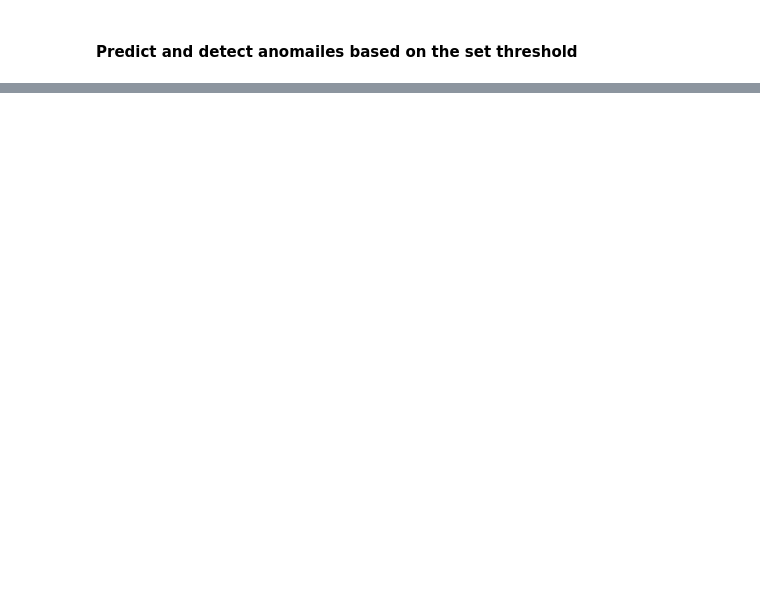
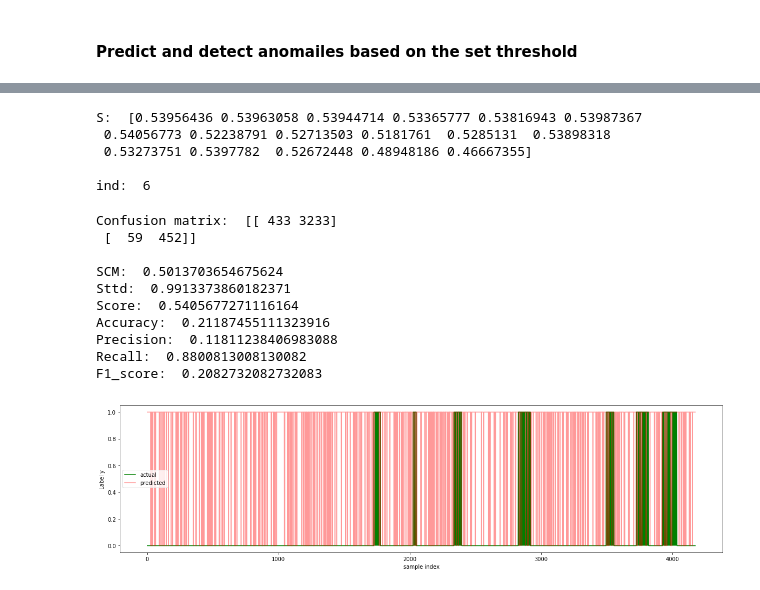
Before and after one commit to giannislelekas/CS4035, a Jupyter notebook: lab2/ARMA Task.ipynb, the cells around one changed output, grey strips where cells are left out. Saved outputs shown, nothing was run; the diff lists cells and outputs as text; code cells hidden in the pictures; blank space fills up the shorter version.

```diff
--- a/lab2/ARMA Task.ipynb
+++ b/lab2/ARMA Task.ipynb
@@ -177,0 +210,58 @@ Threshold:  2.699077655230753
+# %%
+multiplier = np.array([0.01, 0.05, 0.1, 0.2, 0.5, 0.8, 1, 2, 3, 4, 5, 7, 8, 9, 10, 12, 15])
+S = np.zeros(len(multiplier))
+gamma = 0.08
+for i in range(len(multiplier)):
+    threshold_up, threshold_down = determine_threshold(train_signal, opt_p, opt_q, multiplier[i])
+    alarm_ind = extract_alarm_indices(test_signal, predictions, threshold_up, threshold_down)
+
+    predicted_labels = np.zeros_like(y2)
+    predicted_labels[alarm_ind] = 1
+    S[i] = compute_s(y2, predicted_labels, gamma)
+
+ind = np.argmax(S)
+print("S: ", S, "\n")
+print("ind: ", ind)
+# %% [output]
+S:  [0.53956436 0.53963058 0.53944714 0.53365777 0.53816943 0.53987367
+ 0.54056773 0.52238791 0.52713503 0.5181761  0.5285131  0.53898318
+ 0.53273751 0.5397782  0.52672448 0.48948186 0.46667355]
+
+ind:  6
+# %%
+threshold_up, threshold_down = determine_threshold(X1[:, 0], opt_p, opt_q, multiplier[ind])
+alarm_ind = extract_alarm_indices(X2[:, 0], predictions, threshold_up, threshold_down)
+
+predicted_labels = np.zeros_like(y2)
+predicted_labels[alarm_ind] = 1
+
+cm = estimate_confusion_matrix(y2, predicted_labels)
+print("Confusion matrix: ", cm, "\n")
+
+scm = compute_scm(cm)
+print("SCM: ", scm)
+
+sttd = compute_sttd(y2, predicted_labels)
+print("Sttd: ", sttd)
+
+s = compute_s(y2, predicted_labels, gamma)
+accuracy, precision, recall, F1_score = performance_metrics(cm)
+print("Score: ", s)
+print("Accuracy: ", accuracy)
+print("Precision: ", precision)
+print("Recall: ", recall)
+print("F1_score: ", F1_score)
+
+plot(y2, predicted_labels)
+# %% [output]
+Confusion matrix:  [[ 433 3233]
+ [  59  452]]
+
+SCM:  0.5013703654675624
+Sttd:  0.9913373860182371
+Score:  0.5405677271116164
+Accuracy:  0.21187455111323916
+Precision:  0.11811238406983088
+Recall:  0.8800813008130082
+F1_score:  0.2082732082732083
+[figure, added]
```
Also changed, not shown: parts of 46 cells of this notebook, 22 other files.
